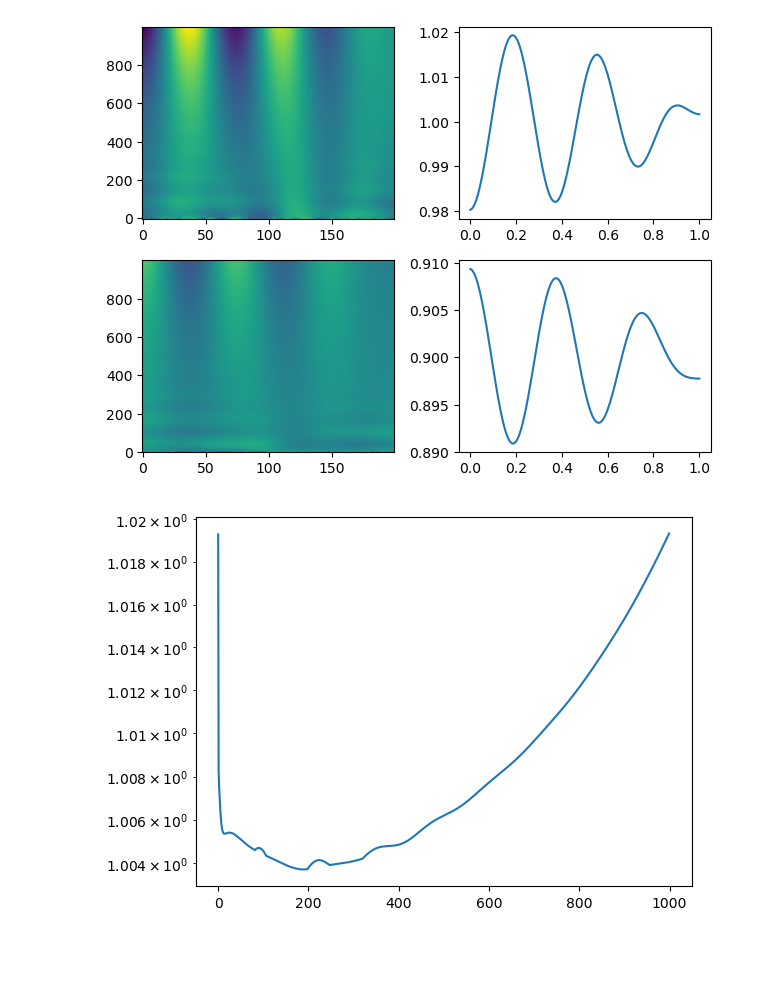
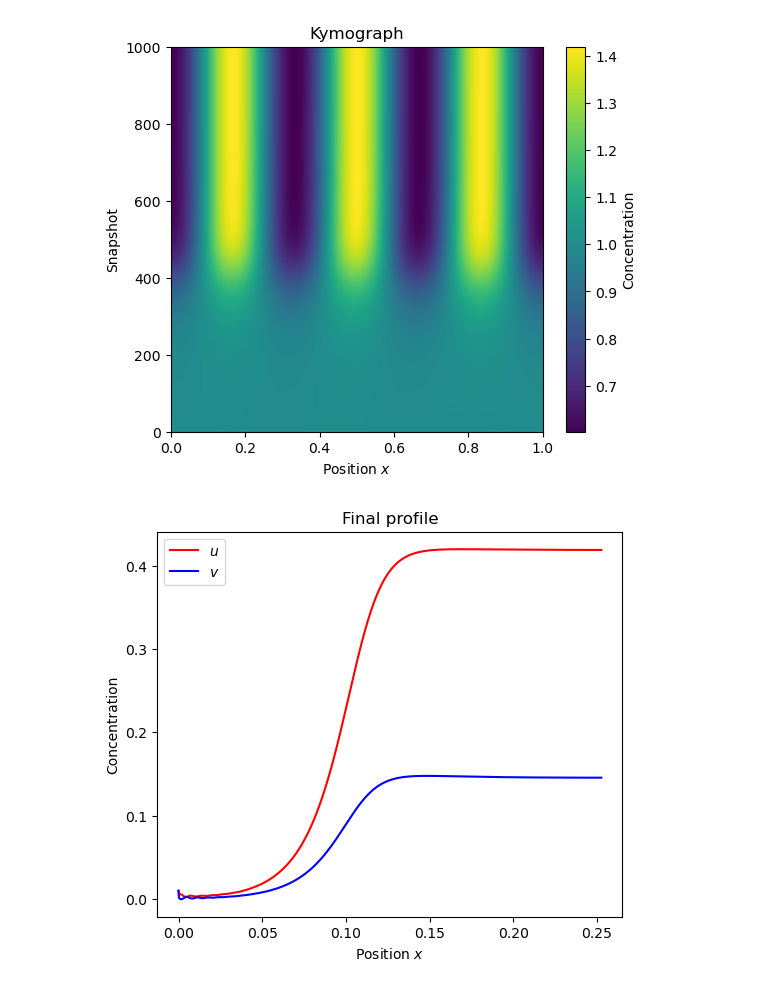
Before and after one commit to Patra-arya/turing_pattern, a Jupyter notebook: Notebook/turing-pattering.ipynb, the cells around one changed output. Saved outputs shown, nothing was run; the diff lists cells and outputs as text; code cells hidden in the pictures; blank space fills up the shorter version.

```diff
--- a/Notebook/turing-pattering.ipynb
+++ b/Notebook/turing-pattering.ipynb
@@ -10,3 +13,5 @@ gamma = 1000
 # %%
-L, N = 1, 200
-dx = L / (N - 1)
+D, L = 10, 1
+dx = L / (shape - 1)
+dt = stable_dt(dx, D, 1)
+n_steps, save_every = 1e6, 1000
@@ -37,26 +18,2 @@ def schnakenberg_laplacian(x, dx, g_left, g_right):
-# %%
-dt = 0.001
-n_step = 1e5
-k = 100
-Dv = 10
 # %%
-def timestep(u, v, dx=dx, dt=((0.2* dx**2)/Dv), n_step=n_step, k=k, gamma=gamma, a=a, b=b, Dv=Dv):
-    history_u = []
-    history_v = []
-    for step in range(int(n_step)):
-        if step % k == 0:
-            history_u.append(u.copy())
-            history_v.append(v.copy())
-
-        L_u = schnakenberg_laplacian(u, dx, g_left=0.0, g_right=0.0)
-        L_v = schnakenberg_laplacian(v, dx, g_left=0.0, g_right=0.0)
-
-        f_u = gamma * (a - u + ((u**2)*v))
-        g_v = gamma * (b - ((u**2)*v))
-
-        u = u + dt * (L_u + f_u)
-        v = v + dt * ((Dv*L_v) + g_v)
-
-    return np.asarray(history_u), np.asarray(history_v)
+hist_u, hist_v = simulate(u0, v0, a, b, gamma, D, dx, dt, n_steps, save_every)
-# %%
-hist_u, hist_v = timestep(u,v)
@@ -65,15 +20,14 @@ x = np.linspace(0, L, N)
 # %%
-fig, ax = plt.subplots(2,2)
-ax[0,0].imshow(hist_u, aspect='auto', origin='lower')
-ax[1,0].imshow(hist_v, aspect='auto', origin='lower')
-ax[0,1].plot(x, hist_u[-1])
-ax[1,1].plot(x, hist_v[-1])
-fig.tight_layout()
+ax = plot_kymograph(history=hist_u, x=np.linspace(0, L, shape))
 # %% [output]
-[figure, old version]
+[figure, new version]
 # %%
-plt.plot(np.arange(0,1000,1), hist_u.max(axis=1))
-plt.yscale('log')
-plt.show()
+u_star, v_star = steady_state(a, b)
+time = np.arange(len(hist_u)) * (dt * save_every)
+amplitude_u = hist_u.max(axis=1) - u_star
+amplitude_v = hist_v.max(axis=1) - v_star
+mask_u = (amplitude_u > 1e-2) & (amplitude_u < 1e-1)
+
+ax2 = plot_profile(u=amplitude_u, v=amplitude_v, x=time)
 # %% [output]
-[figure, old version]
+[figure, new version]
```
Also changed, not shown: parts of 6 cells of this notebook, 4 other files.
